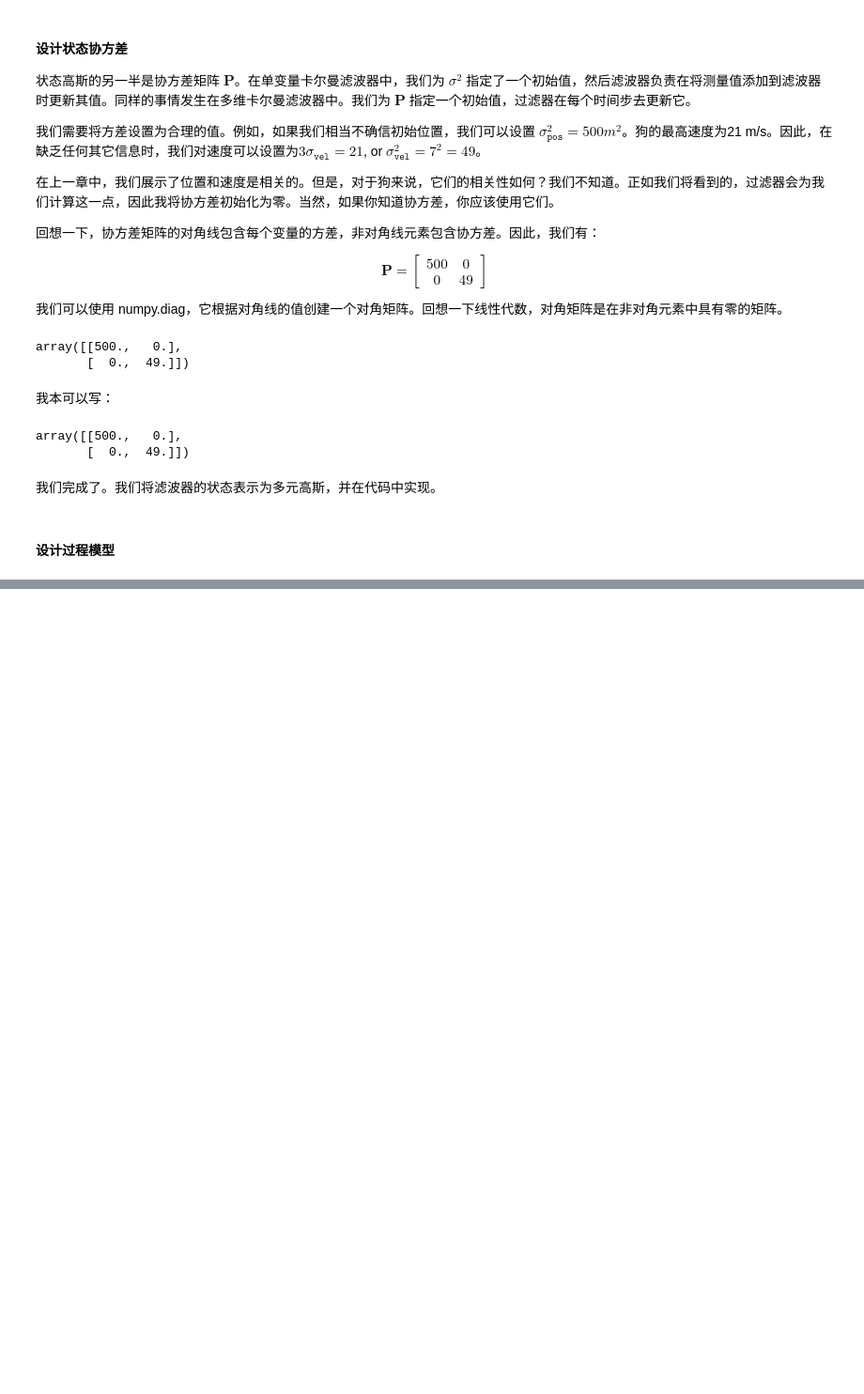
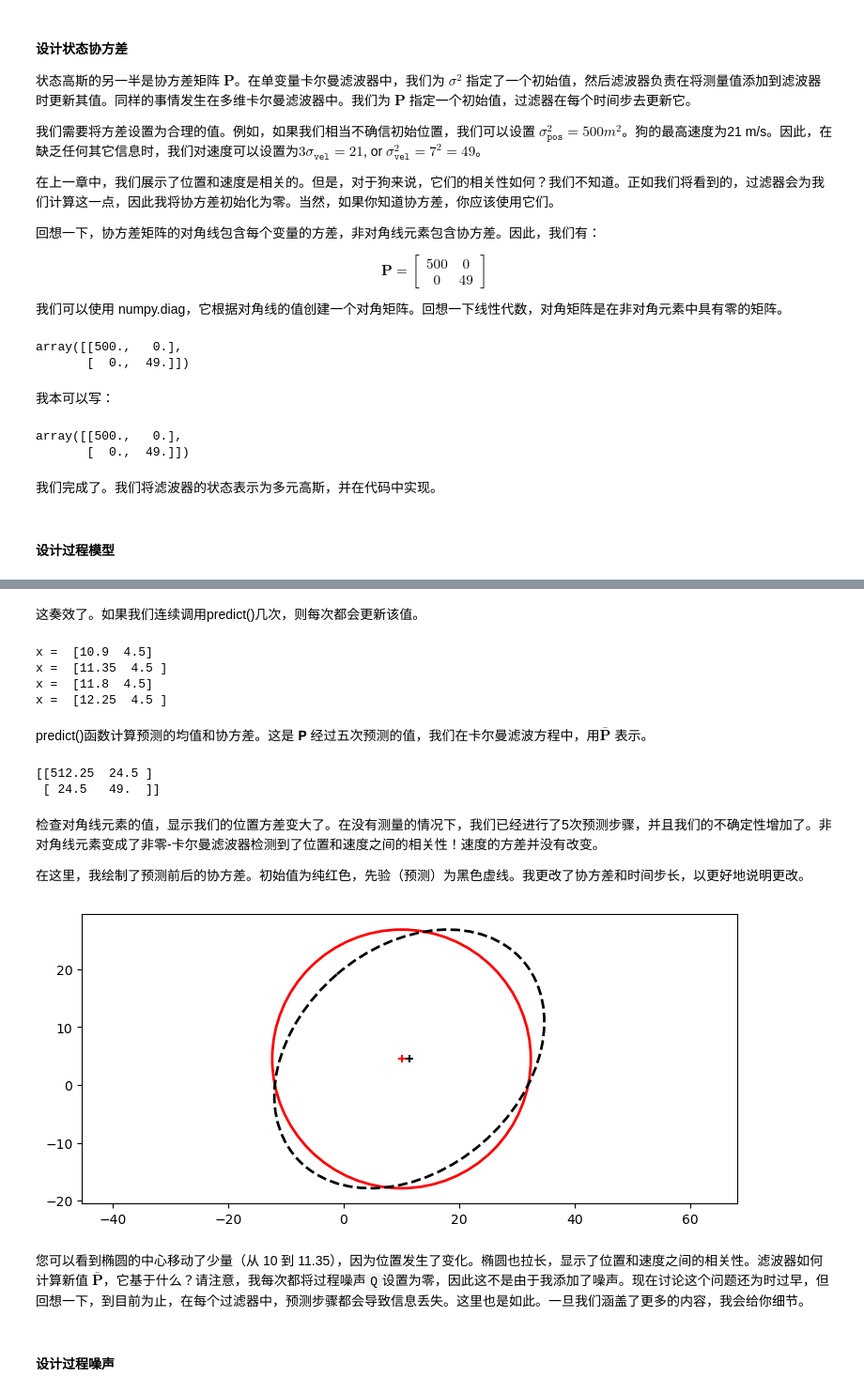
Before and after one commit to SunJianboGitHub/KalmanFilter, a Jupyter notebook: 06-多元卡尔曼滤波器.ipynb, the cells around one changed output, grey strips where cells are left out. Shown at 94% size. Cells and saved outputs as stored; diff of their text form; code cells hidden in the pictures; blank space fills up the shorter version.

Commit message:
Multivariate-Kalman-Filters

```diff
--- a/06-多元卡尔曼滤波器.ipynb
+++ b/06-多元卡尔曼滤波器.ipynb
@@ -299,0 +418,38 @@ array([[500.,   0.],
+# %% [markdown]
+这奏效了。如果我们连续调用predict()几次，则每次都会更新该值。
+# %%
+for _ in range(4):
+    x, P = predict(x=x, P=P, F=F, Q=0)
+    print('x = ', x)
+# %% [output]
+x =  [10.9  4.5]
+x =  [11.35  4.5 ]
+x =  [11.8  4.5]
+x =  [12.25  4.5 ]
+# %% [markdown]
+predict()函数计算预测的均值和协方差。这是 𝐏 经过五次预测的值，我们在卡尔曼滤波方程中，用$\mathbf{\bar P}$ 表示。
+# %%
+print(P)
+# %% [output]
+[[512.25  24.5 ]
+ [ 24.5   49.  ]]
+# %% [markdown]
+检查对角线元素的值，显示我们的位置方差变大了。在没有测量的情况下，我们已经进行了5次预测步骤，并且我们的不确定性增加了。非对角线元素变成了非零-卡尔曼滤波器检测到了位置和速度之间的相关性！速度的方差并没有改变。
+
+在这里，我绘制了预测前后的协方差。初始值为纯红色，先验（预测）为黑色虚线。我更改了协方差和时间步长，以更好地说明更改。
+# %%
+from filterpy.stats import plot_covariance_ellipse
+
+dt = 0.3
+F = np.array([[1, dt], [0, 1]])
+x = np.array([10.0, 4.5])
+P = np.diag([500, 500])
+plot_covariance_ellipse(x, P, edgecolor='r')
+x, P = predict(x, P, F, Q=0)
+plot_covariance_ellipse(x, P, edgecolor='k', ls='dashed')
+# %% [output]
+[figure, added]
+# %% [markdown]
+您可以看到椭圆的中心移动了少量（从 10 到 11.35），因为位置发生了变化。椭圆也拉长，显示了位置和速度之间的相关性。滤波器如何计算新值 $\mathbf{\bar P}$，它基于什么？请注意，我每次都将过程噪声`Q`设置为零，因此这不是由于我添加了噪声。现在讨论这个问题还为时过早，但回想一下，到目前为止，在每个过滤器中，预测步骤都会导致信息丢失。这里也是如此。一旦我们涵盖了更多的内容，我会给你细节。
+# %% [markdown]
+#### **设计过程噪声**
```
Also changed, not shown: parts of 6 cells of this notebook.
